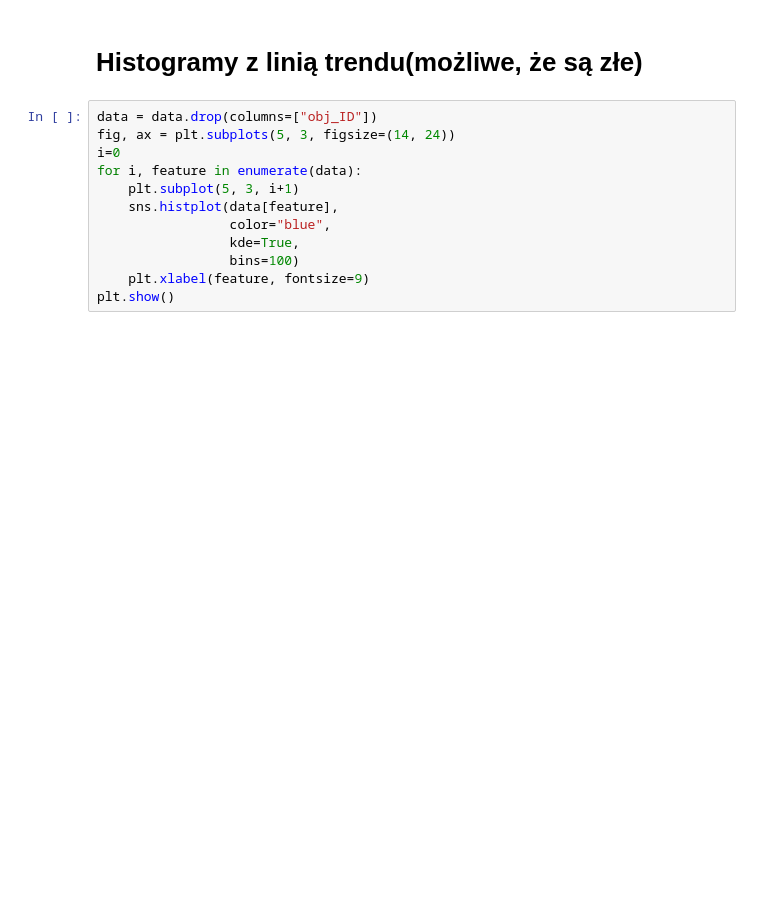
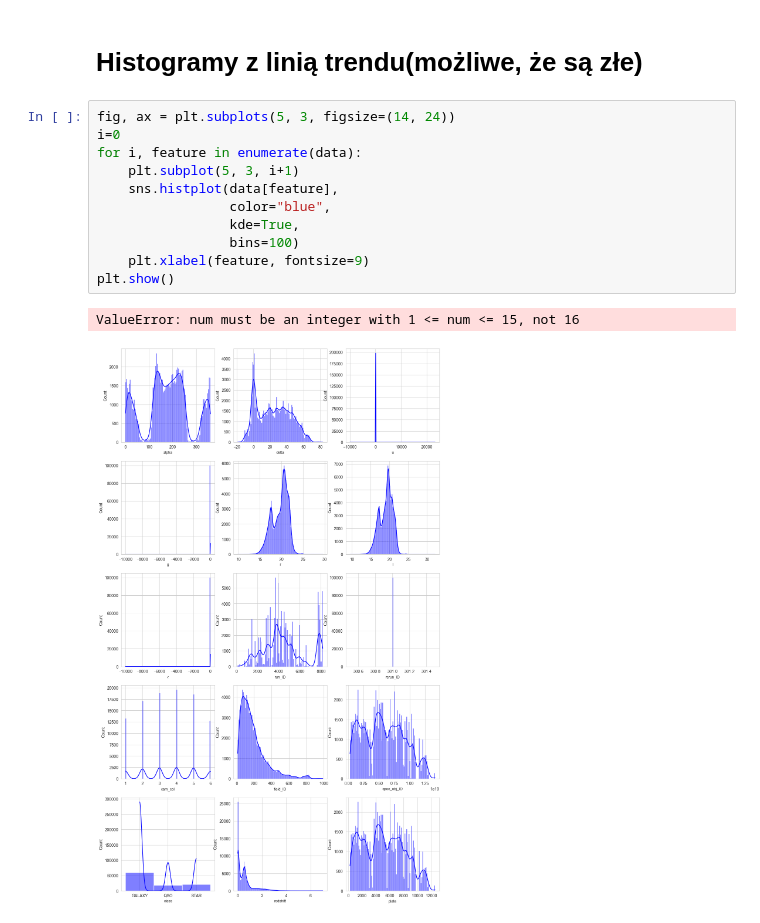
Before and after one commit to Bo3i/star-classification, a Jupyter notebook: data_exploration.ipynb, the cells around one changed output. Drawn from its saved outputs; the diff is of its cells as text; blank space fills up the shorter version.

```diff
--- a/data_exploration.ipynb
+++ b/data_exploration.ipynb
@@ -223,14 +239,16 @@ for column in data.columns:
 # %% [markdown]
 # Histogramy z linią trendu(możliwe, że są złe)
 # %%
-data = data.drop(columns=["obj_ID"])
 fig, ax = plt.subplots(5, 3, figsize=(14, 24))
 i=0
 for i, feature in enumerate(data):
     plt.subplot(5, 3, i+1)
     sns.histplot(data[feature],
                  color="blue",
                  kde=True,
                  bins=100)
     plt.xlabel(feature, fontsize=9)
 plt.show()
+# %% [output]
+ValueError: num must be an integer with 1 <= num <= 15, not 16
+[figure, added]
```
Also changed, not shown: parts of 11 cells of this notebook, 17 other files.
